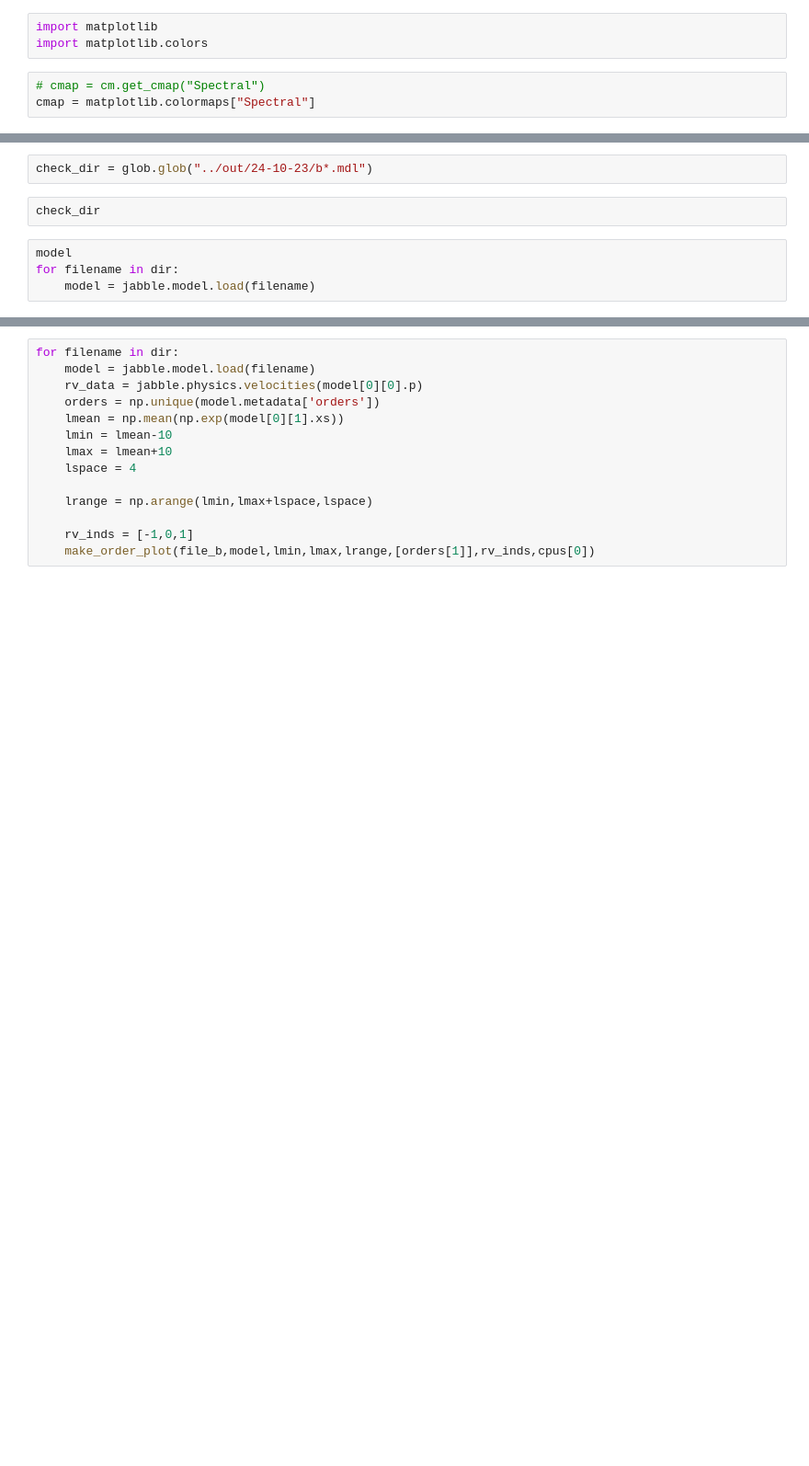
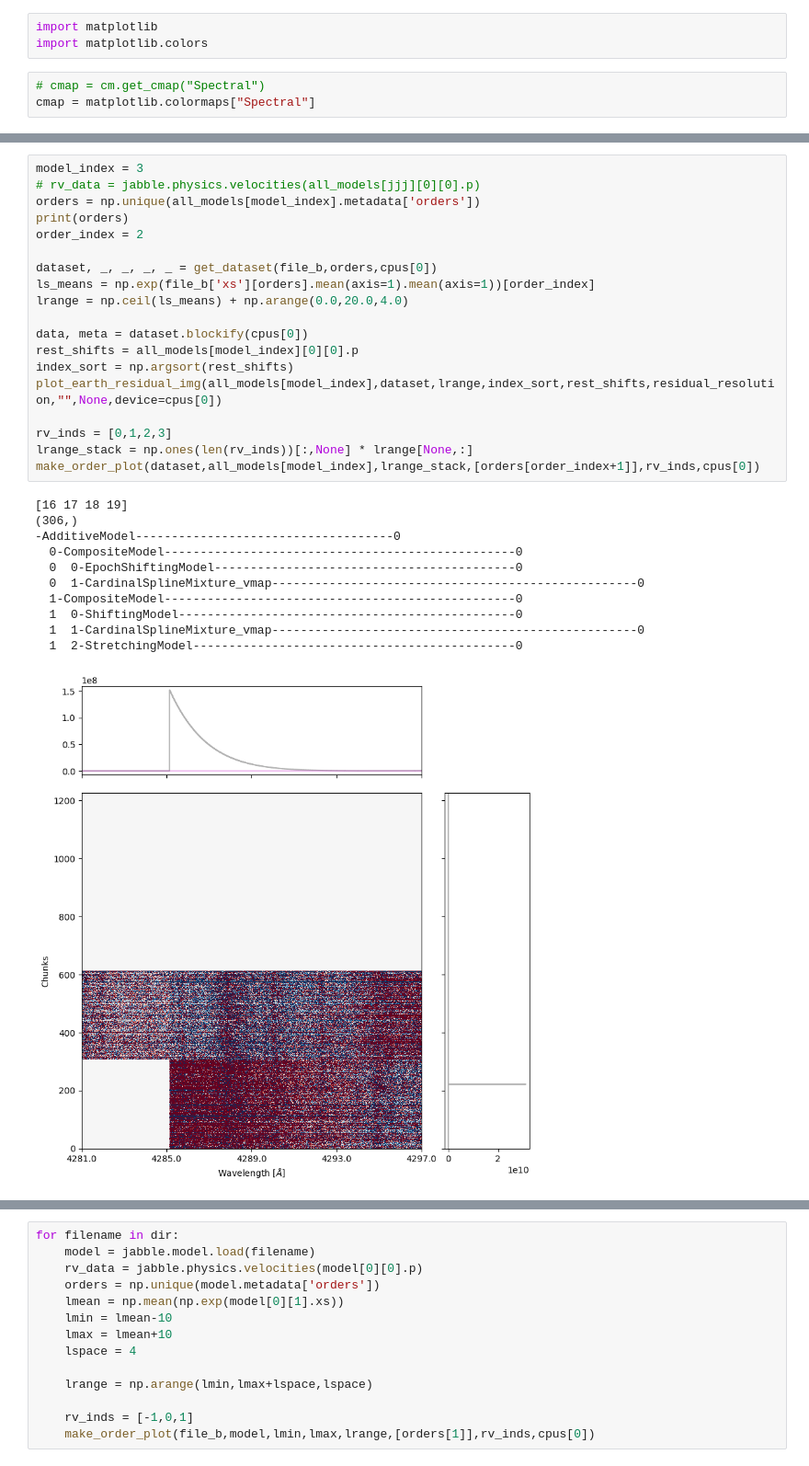
Before and after one commit to mdd423/wobble_jax, a Jupyter notebook: notebooks/02-51peg.ipynb, the cells around one changed output, grey strips where cells are left out. Shown at 92% size. Saved outputs shown, nothing was run; the diff lists cells and outputs as text; blank space fills up the shorter version.

```diff
--- a/notebooks/02-51peg.ipynb
+++ b/notebooks/02-51peg.ipynb
@@ -960,8 +1133,31 @@ def plot_earth_residual_img(model,dataset,lrange,orders,rest_shifts,residual_res
-# %%
-check_dir = glob.glob("../out/24-10-23/b*.mdl")
-# %%
-check_dir
-# %%
-model
-for filename in dir:
-    model = jabble.model.load(filename)
+# %%
+model_index = 3
+# rv_data = jabble.physics.velocities(all_models[jjj][0][0].p)
+orders = np.unique(all_models[model_index].metadata['orders'])
+print(orders)
+order_index = 2
+
+dataset, _, _, _, _ = get_dataset(file_b,orders,cpus[0])
+ls_means = np.exp(file_b['xs'][orders].mean(axis=1).mean(axis=1))[order_index]
+lrange = np.ceil(ls_means) + np.arange(0.0,20.0,4.0)
+
+data, meta = dataset.blockify(cpus[0])
+rest_shifts = all_models[model_index][0][0].p
+index_sort = np.argsort(rest_shifts)
+plot_earth_residual_img(all_models[model_index],dataset,lrange,index_sort,rest_shifts,residual_resolution,"",None,device=cpus[0])
+
+rv_inds = [0,1,2,3]
+lrange_stack = np.ones(len(rv_inds))[:,None] * lrange[None,:]
+make_order_plot(dataset,all_models[model_index],lrange_stack,[orders[order_index+1]],rv_inds,cpus[0])
+# %% [output]
+[16 17 18 19]
+(306,)
+-AdditiveModel------------------------------------0
+  0-CompositeModel-------------------------------------------------0
+  0  0-EpochShiftingModel------------------------------------------0
+  0  1-CardinalSplineMixture_vmap---------------------------------------------------0
+  1-CompositeModel-------------------------------------------------0
+  1  0-ShiftingModel-----------------------------------------------0
+  1  1-CardinalSplineMixture_vmap---------------------------------------------------0
+  1  2-StretchingModel---------------------------------------------0
+[figure, added]
```
Also changed, not shown: parts of 51 cells of this notebook.
